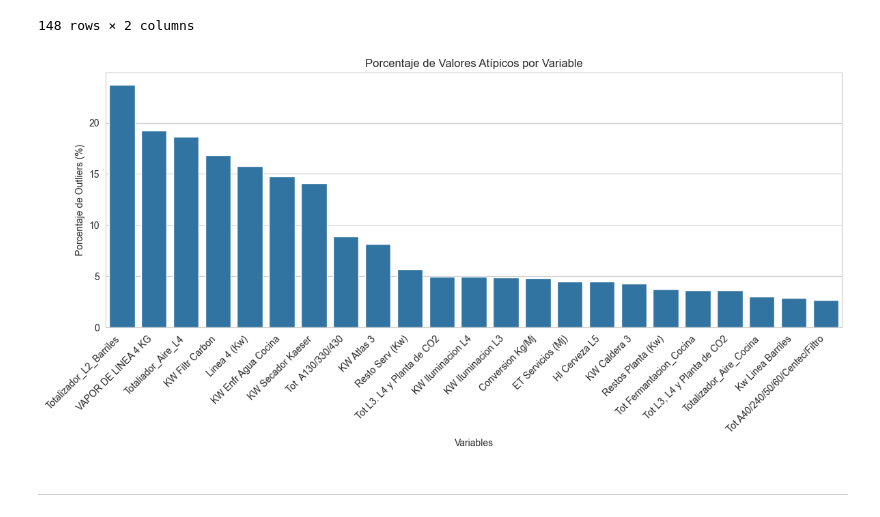
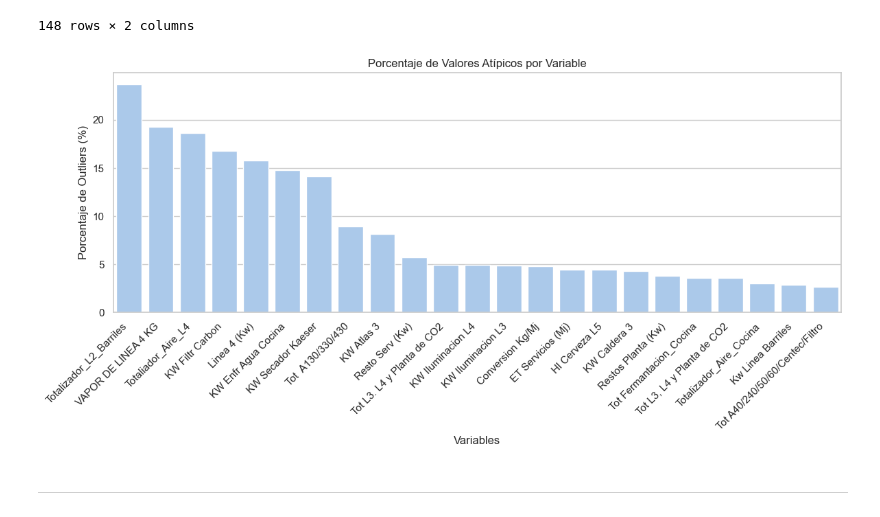
Before and after one commit to VexxAl/lab-datos-TPF, a Jupyter notebook: notebooks/eda.ipynb, the cells around one changed output. Drawn from its saved outputs; the diff is of its cells as text; code cells hidden in the pictures.

```diff
--- a/notebooks/eda.ipynb
+++ b/notebooks/eda.ipynb
@@ -57,6 +57,7 @@ Quedando nuestra *lista de extracción* de esta forma:
 # %%
 # Seteo inicial
 
+import sys
 import logging
 import warnings
 from pathlib import Path
@@ -66,14 +67,17 @@ logging.basicConfig(level=logging.INFO, format='%(asctime)s - %(message)s')
 warnings.filterwarnings('ignore')
 
 # Configuración de Paths
-
 BASE_DIR = Path('../').resolve()
 DATA_DIR = BASE_DIR / 'data'
+SRC_DIR = BASE_DIR / 'src'
+RAW_DIR = DATA_DIR / 'raw'
 PROCESSED_DIR = DATA_DIR / 'processed'
+sys.path.append(str(SRC_DIR))
 
 PROCESSED_DIR.mkdir(exist_ok=True)
 
 logging.info(f"Directorio Base: {BASE_DIR}")
 logging.info(f"Directorio de Datos: {DATA_DIR}")
 logging.info(f"Directorio Procesado: {PROCESSED_DIR}")
+logging.info(f"Directorio Src: {SRC_DIR}")
 # %% [output]
@@ -194,33 +141,0 @@ for hoja in hojas_a_procesar:
-# %%
-# -- Unificación y Guardado ---
-
-if not dataframes_diarios or 'Consolidado EE' not in dataframes_diarios:
-    logging.error("No se pudo generar el dataset final. 'Consolidado EE' es obligatorio.")
-else:
-    logging.info(f"Se procesaron {len(dataframes_diarios)} hojas. Uniendo...")
-
-    # Convertir el diccionario de dataframes en una lista
-    df_list = list(dataframes_diarios.values())
-
-    # Tomar el primer dataframe (Consolidado EE) como base
-    df_final = dataframes_diarios.pop('Consolidado EE')
-
-    # Hacer merge iterativo con el resto de dataframes
-    for nombre_hoja, df_feature in dataframes_diarios.items():
-        logging.info(f"Uniendo con: {nombre_hoja}")
-
-        df_final = pd.merge(
-            df_final,
-            df_feature,
-            left_index=True,
-            right_index=True,
-            how='left',
-            # Añadir sufijos solo si hay colisiones
-            suffixes=('', f'_{nombre_hoja}')
-        )
-
-    OUTPUT_FILE = PROCESSED_DIR / 'dataset_v01.csv'
-    df_final.to_csv(OUTPUT_FILE)
-
-    logging.info(f"Dataset v01 guardado en: {OUTPUT_FILE}!")
-    print(f"\\nForma del dataset: {df_final.shape}")
@@ -388,19 +286,19 @@ display(outliers_df.round(2))
 # %%
 # Mostrar el resumen de outliers en un gráfico de barras
 
 import seaborn as sns
-sns.set_style('whitegrid')
+sns.set_theme('notebook', 'whitegrid', palette='pastel')
 
 plt.figure(figsize=(12, 6))
 outliers_df = outliers_df[outliers_df['num_outliers'] > 30]     # Filtrar solo variables con más de 30 outliers
 sns.barplot(x=outliers_df.index, y='percentage_outliers', data=outliers_df)
 plt.xticks(rotation=45, ha='right')
 plt.title('Porcentaje de Valores Atípicos por Variable')
 plt.ylabel('Porcentaje de Outliers (%)')
 plt.xlabel('Variables')
 plt.tight_layout()
 plt.show()
 # %% [output]
-[figure, old version]
+[figure, new version]
-# %% [markdown]
----
+# %% [markdown]
+---
```
Also changed, not shown: parts of 8 cells of this notebook, 2 other files.
